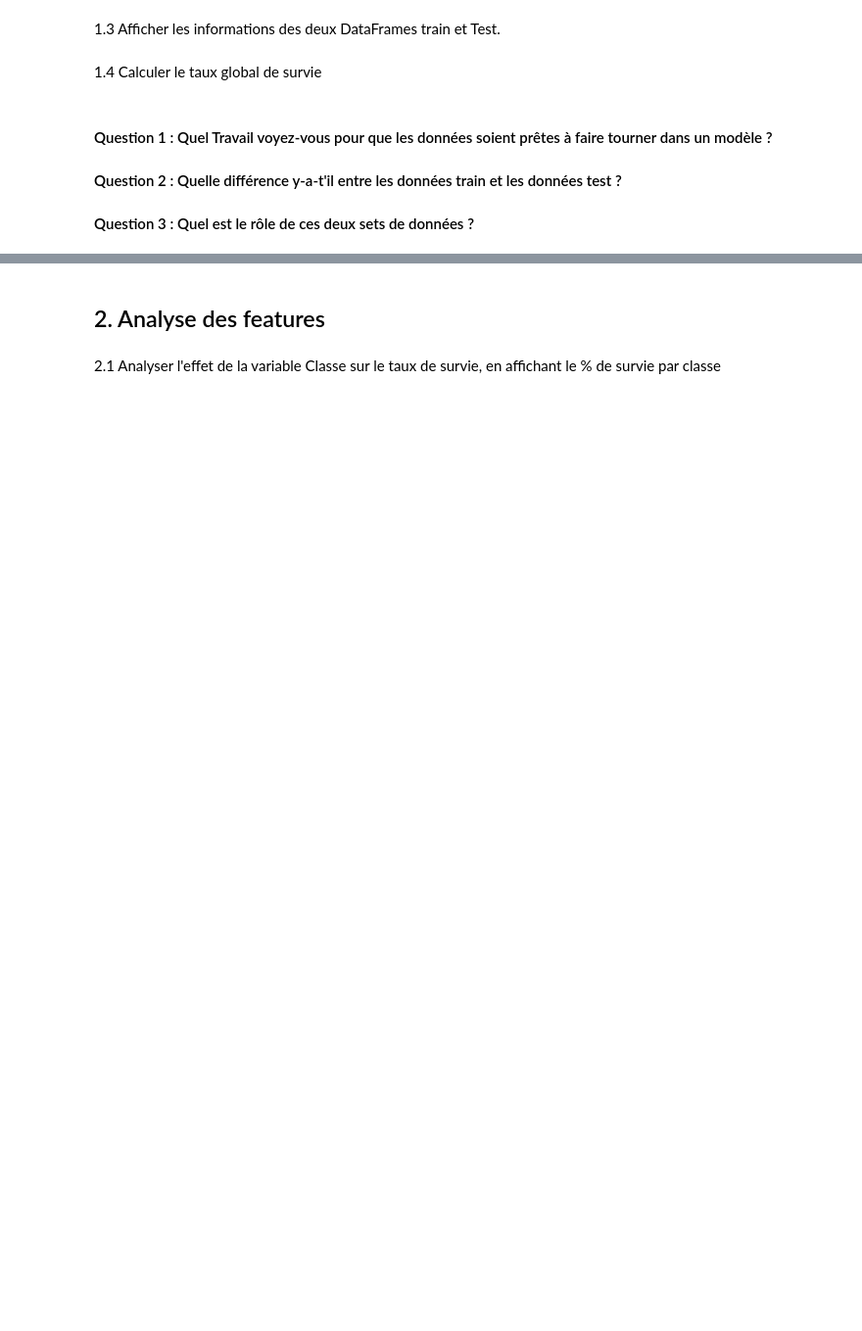
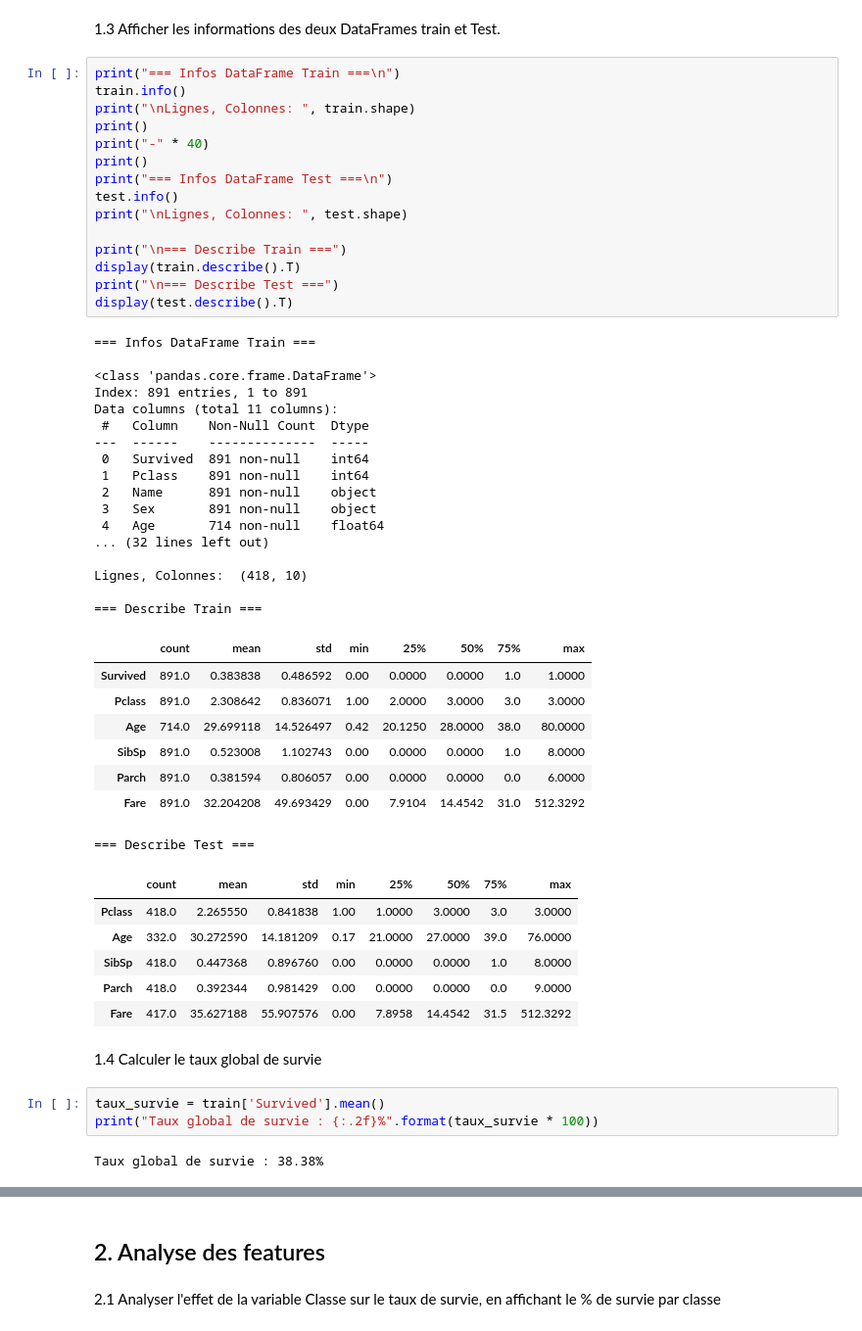
Before and after one commit to ArthurPoncin/Calculs, a Jupyter notebook: CollecteDonnees/tp_collecte.ipynb, the cells around one changed output, grey strips where cells are left out. Shown: that part at 98% size. Drawn from its saved outputs; the diff is of its cells as text; blank space fills up the shorter version.

```diff
--- a/CollecteDonnees/tp_collecte.ipynb
+++ b/CollecteDonnees/tp_collecte.ipynb
@@ -51,16 +52,56 @@ test.head(10)
 # %% [markdown]
 1.3 Afficher les informations des deux DataFrames train et Test.
+# %%
+print("=== Infos DataFrame Train ===\n")
+train.info()
+print("\nLignes, Colonnes: ", train.shape)
+print()
+print("-" * 40)
+print()
+print("=== Infos DataFrame Test ===\n")
+test.info()
+print("\nLignes, Colonnes: ", test.shape)
+
+print("\n=== Describe Train ===")
+display(train.describe().T)
+print("\n=== Describe Test ===")
+display(test.describe().T)
+# %% [output]
+=== Infos DataFrame Train ===
+
+<class 'pandas.core.frame.DataFrame'>
+Index: 891 entries, 1 to 891
+Data columns (total 11 columns):
+ #   Column    Non-Null Count  Dtype
+---  ------    --------------  -----
+ 0   Survived  891 non-null    int64
+ 1   Pclass    891 non-null    int64
+ 2   Name      891 non-null    object
+ 3   Sex       891 non-null    object
+ 4   Age       714 non-null    float64
+... (32 lines left out)
+
+Lignes, Colonnes:  (418, 10)
+
+=== Describe Train ===
+|  | count | mean | std | min | 25% | 50% | 75% | max |
+| Survived | 891.0 | 0.383838 | 0.486592 | 0.00 | 0.0000 | 0.0000 | 1.0 | 1.0000 |
+| Pclass | 891.0 | 2.308642 | 0.836071 | 1.00 | 2.0000 | 3.0000 | 3.0 | 3.0000 |
+| Age | 714.0 | 29.699118 | 14.526497 | 0.42 | 20.1250 | 28.0000 | 38.0 | 80.0000 |
+| SibSp | 891.0 | 0.523008 | 1.102743 | 0.00 | 0.0000 | 0.0000 | 1.0 | 8.0000 |
+| Parch | 891.0 | 0.381594 | 0.806057 | 0.00 | 0.0000 | 0.0000 | 0.0 | 6.0000 |
+| Fare | 891.0 | 32.204208 | 49.693429 | 0.00 | 7.9104 | 14.4542 | 31.0 | 512.3292 |
+=== Describe Test ===
+|  | count | mean | std | min | 25% | 50% | 75% | max |
+| Pclass | 418.0 | 2.265550 | 0.841838 | 1.00 | 1.0000 | 3.0000 | 3.0 | 3.0000 |
+| Age | 332.0 | 30.272590 | 14.181209 | 0.17 | 21.0000 | 27.0000 | 39.0 | 76.0000 |
+| SibSp | 418.0 | 0.447368 | 0.896760 | 0.00 | 0.0000 | 0.0000 | 1.0 | 8.0000 |
+| Parch | 418.0 | 0.392344 | 0.981429 | 0.00 | 0.0000 | 0.0000 | 0.0 | 9.0000 |
+| Fare | 417.0 | 35.627188 | 55.907576 | 0.00 | 7.8958 | 14.4542 | 31.5 | 512.3292 |
 # %% [markdown]
 1.4 Calculer le taux global de survie
-# %% [markdown]
-#### Question 1 : Quel Travail voyez-vous pour que les données soient prêtes à faire tourner dans un modèle ?
-
-
-
-
-#### Question 2 : Quelle différence y-a-t'il entre les données train et les données test ?
-
-
-
-
-#### Question 3 : Quel est le rôle de ces deux sets de données ?
+# %%
+taux_survie = train['Survived'].mean()
+print("Taux global de survie : {:.2f}%".format(taux_survie * 100))
+# %% [output]
+Taux global de survie : 38.38%
```
Also changed, not shown: parts of 6 cells of this notebook.
